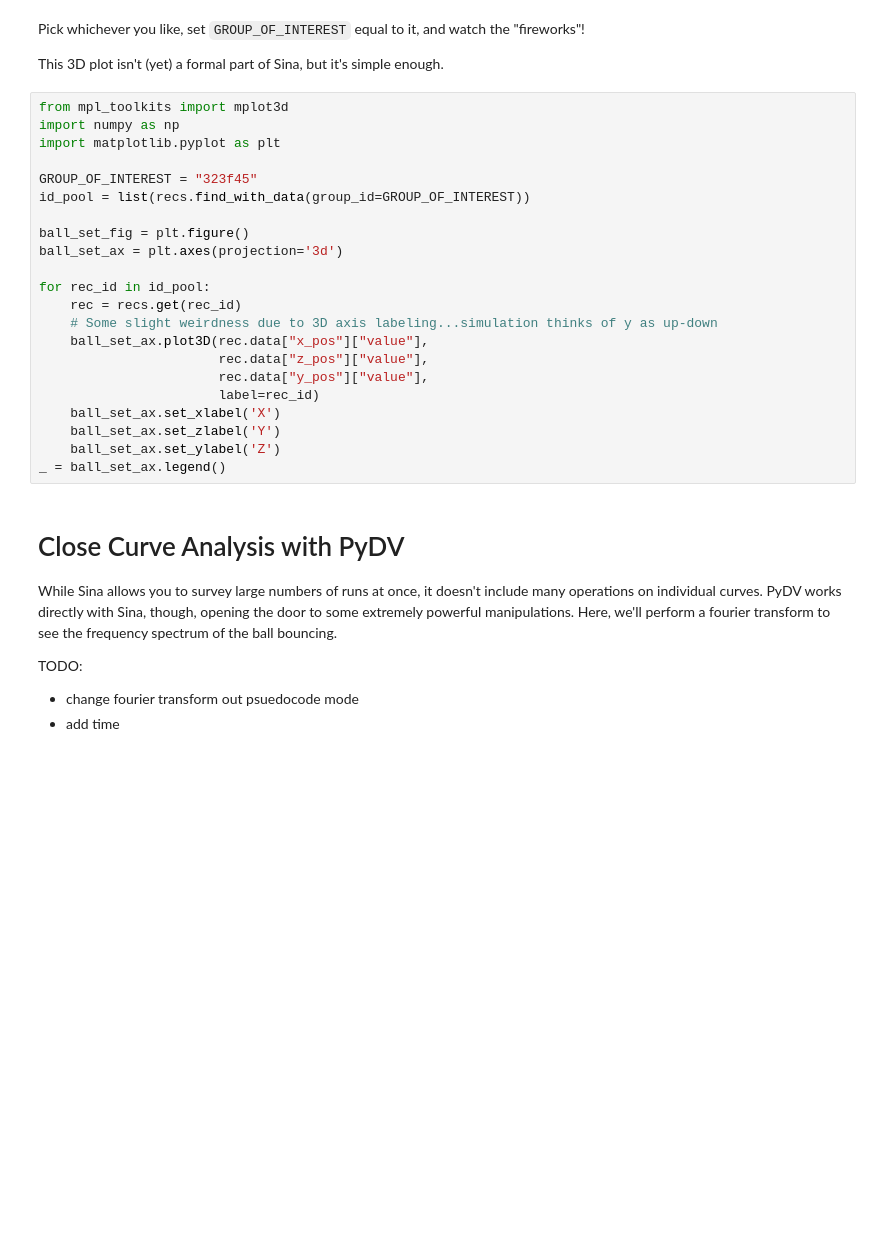
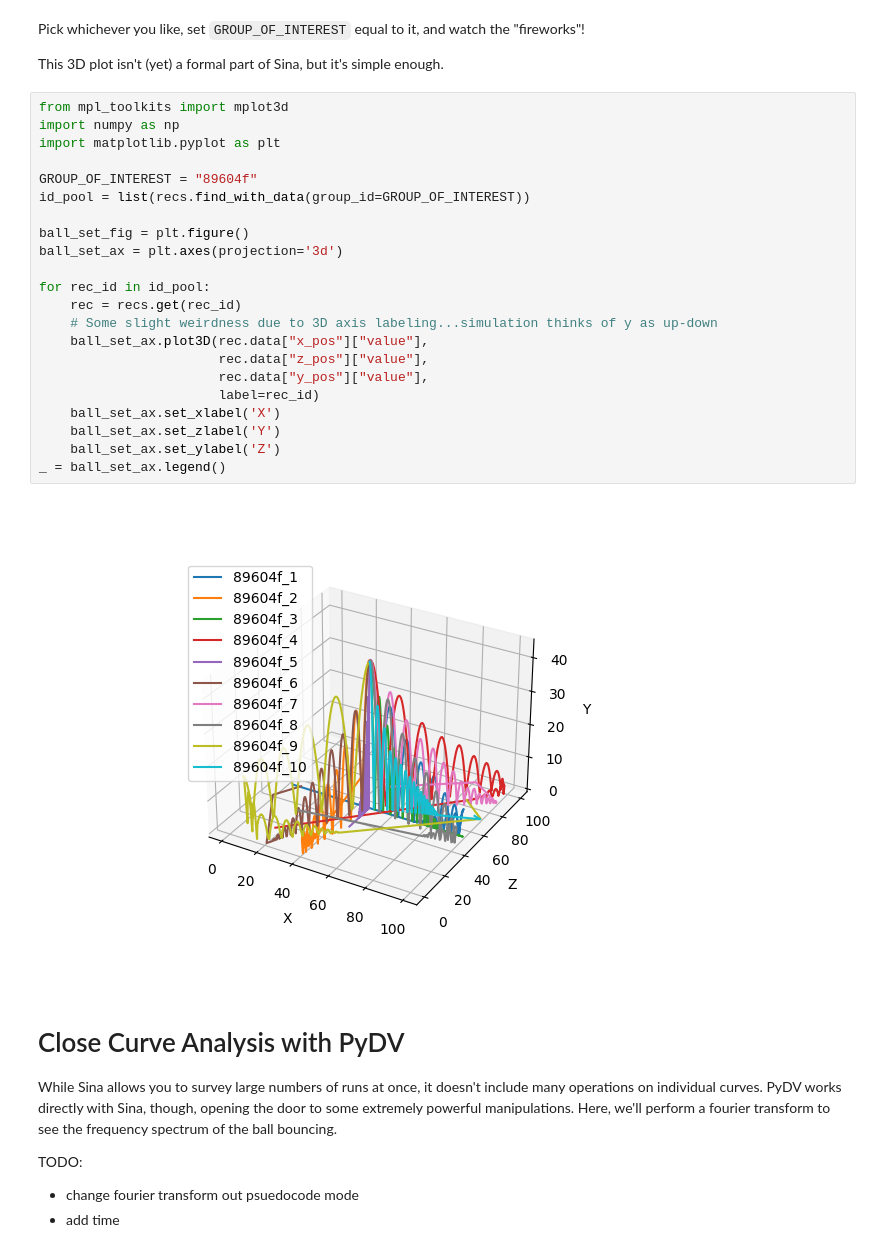
Before and after one commit to LLNL/weave-demos, a Jupyter notebook: ball_bounce/visualization.ipynb, the cells around one changed output. Saved outputs shown, nothing was run; the diff lists cells and outputs as text; blank space fills up the shorter version.

```diff
--- a/ball_bounce/visualization.ipynb
+++ b/ball_bounce/visualization.ipynb
@@ -65,25 +78,27 @@ This 3D plot isn't (yet) a formal part of Sina, but it's simple enough.
 # %%
 from mpl_toolkits import mplot3d
 import numpy as np
 import matplotlib.pyplot as plt
 
-GROUP_OF_INTEREST = "323f45"
+GROUP_OF_INTEREST = "89604f"
 id_pool = list(recs.find_with_data(group_id=GROUP_OF_INTEREST))
 
 ball_set_fig = plt.figure()
 ball_set_ax = plt.axes(projection='3d')
 
 for rec_id in id_pool:
     rec = recs.get(rec_id)
     # Some slight weirdness due to 3D axis labeling...simulation thinks of y as up-down
     ball_set_ax.plot3D(rec.data["x_pos"]["value"],
                        rec.data["z_pos"]["value"],
                        rec.data["y_pos"]["value"],
                        label=rec_id)
     ball_set_ax.set_xlabel('X')
     ball_set_ax.set_zlabel('Y')
     ball_set_ax.set_ylabel('Z')
 _ = ball_set_ax.legend()
+# %% [output]
+[figure, added]
 # %% [markdown]
 Close Curve Analysis with PyDV
 =========================
```
Also changed, not shown: parts of 6 cells of this notebook, 1 other file.
